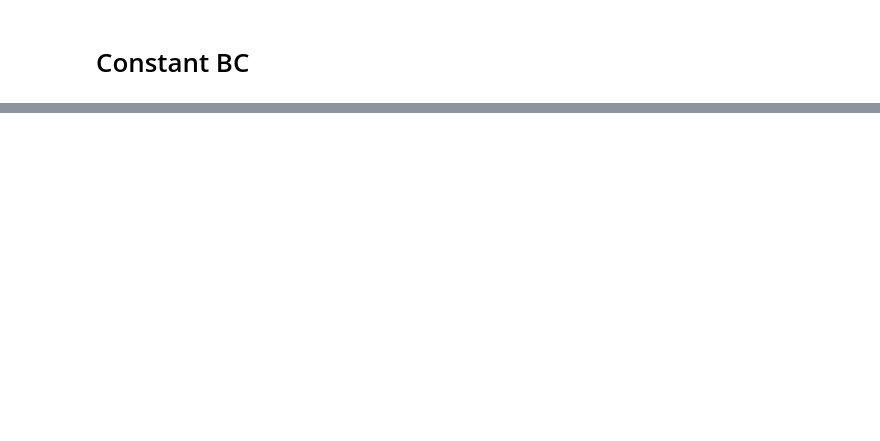
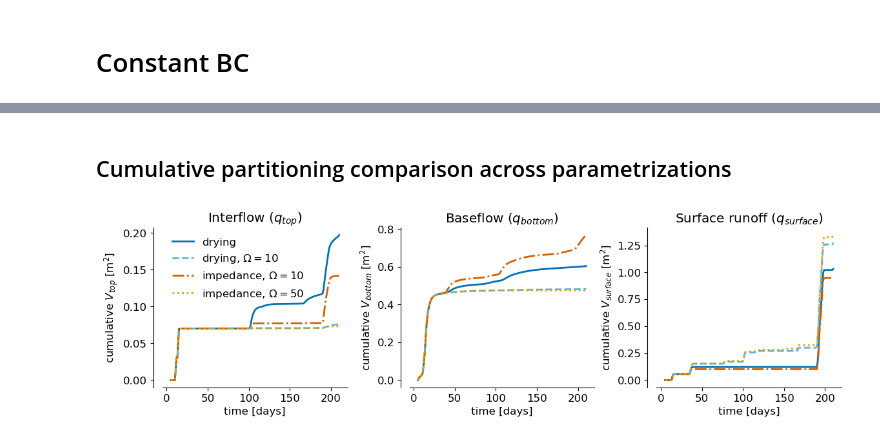
Before and after one commit to AnneMariaVera/CryoRich_AD, a Jupyter notebook: notebooks/plots_seepage.ipynb, the cells around one changed output, grey strips where cells are left out. Saved outputs shown, nothing was run; the diff lists cells and outputs as text; code cells hidden in the pictures; blank space fills up the shorter version.

```diff
--- a/notebooks/plots_seepage.ipynb
+++ b/notebooks/plots_seepage.ipynb
@@ -117,0 +83,14 @@ fig, ax = plotting_utils.plot_streamlines(db_cap, db_cap['X'], db_cap['Z'],db_ca
+# %% [markdown]
+## Cumulative partitioning comparison across parametrizations
+# %%
+fig, axes = plt.subplots(1, 3, figsize=(30*plotting_utils.cm, 9*plotting_utils.cm))
+plotting_utils.plot_cumulative_interflow_comparison(era5_dbs, quantity="top", relative=False,
+                                                    title="Interflow ($q_{top}$)", fig=fig, ax=axes[0],legend = True)
+plotting_utils.plot_cumulative_interflow_comparison(era5_dbs, quantity="bottom", relative=False,
+                                                    title="Baseflow ($q_{bottom}$)", fig=fig, ax=axes[1])
+plotting_utils.plot_cumulative_interflow_comparison(era5_dbs, quantity="surf", relative=False,
+                                                    title="Surface runoff ($q_{surface}$)", fig=fig, ax=axes[2])
+fig.tight_layout()
+# fig.savefig("../figures/Simulations_Paper/ERA5_Sweden/sim_cum_flow.png", dpi=300)
+# %% [output]
+[figure, added]
```
Also changed, not shown: parts of 19 cells of this notebook, 27 other files.
